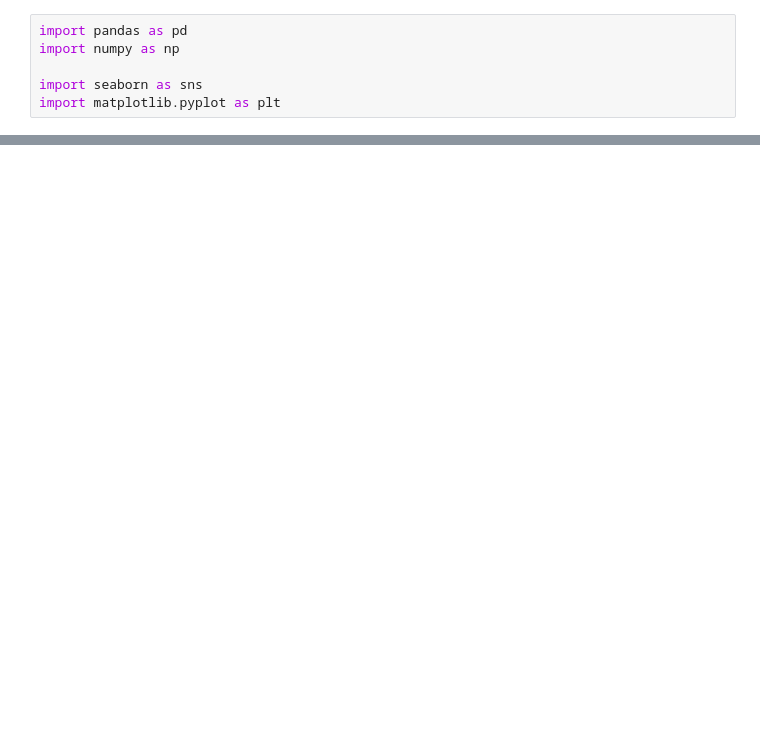
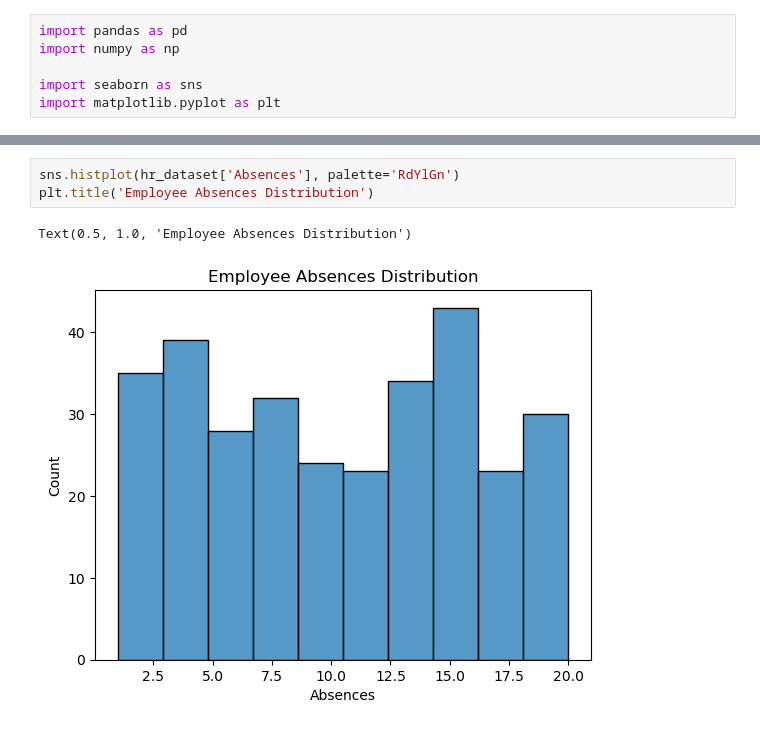
Before and after one commit to Kanitoure5301/tkh_career_analysis, a Jupyter notebook: notebooks/empl_perf_mohammed.ipynb, the cells around one changed output, grey strips where cells are left out. Saved outputs shown, nothing was run; the diff lists cells and outputs as text; blank space fills up the shorter version.

```diff
--- a/notebooks/empl_perf_mohammed.ipynb
+++ b/notebooks/empl_perf_mohammed.ipynb
@@ -31,0 +198,6 @@ import matplotlib.pyplot as plt
+# %%
+sns.histplot(hr_dataset['Absences'], palette='RdYlGn')
+plt.title('Employee Absences Distribution')
+# %% [output]
+Text(0.5, 1.0, 'Employee Absences Distribution')
+[figure, added]
```
Also changed, not shown: parts of 28 cells of this notebook.
